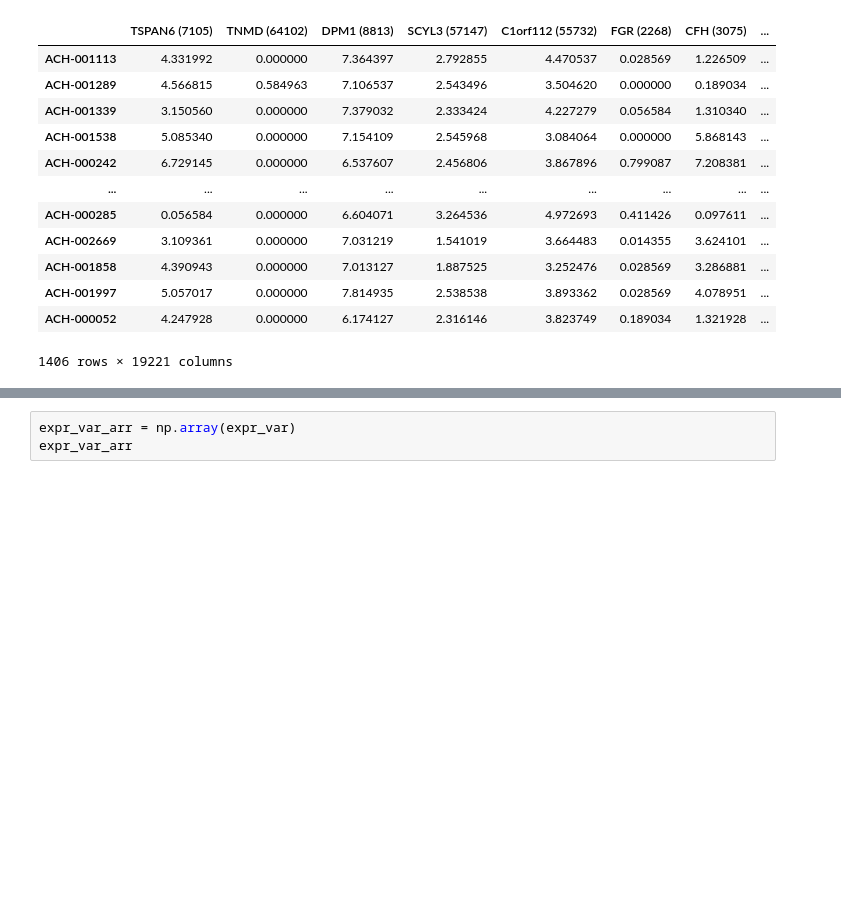
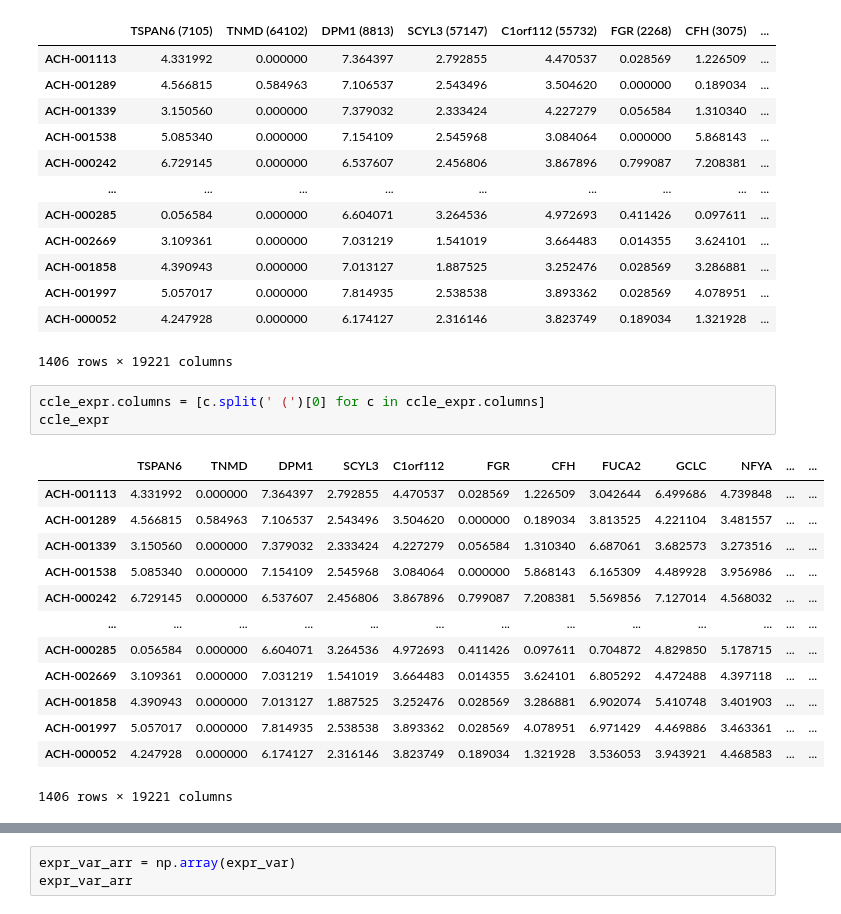
Before and after one commit to SCSE-Biomedical-Computing-Group/XGDP, a Jupyter notebook: CCLE_data.ipynb, the cells around one changed output, grey strips where cells are left out. Cells and saved outputs as stored; diff of their text form; blank space fills up the shorter version.

```diff
--- a/CCLE_data.ipynb
+++ b/CCLE_data.ipynb
@@ -23,6 +23,23 @@ ccle_expr
 | ACH-001997 | 5.057017 | 0.000000 | 7.814935 | 2.538538 | 3.893362 | 0.028569 | 4.078951 | ... |
 | ACH-000052 | 4.247928 | 0.000000 | 6.174127 | 2.316146 | 3.823749 | 0.189034 | 1.321928 | ... |
 1406 rows × 19221 columns
+# %%
+ccle_expr.columns = [c.split(' (')[0] for c in ccle_expr.columns]
+ccle_expr
+# %% [output]
+|  | TSPAN6 | TNMD | DPM1 | SCYL3 | C1orf112 | FGR | CFH | FUCA2 | GCLC | NFYA | ... | ... |
+| ACH-001113 | 4.331992 | 0.000000 | 7.364397 | 2.792855 | 4.470537 | 0.028569 | 1.226509 | 3.042644 | 6.499686 | 4.739848 | ... | ... |
+| ACH-001289 | 4.566815 | 0.584963 | 7.106537 | 2.543496 | 3.504620 | 0.000000 | 0.189034 | 3.813525 | 4.221104 | 3.481557 | ... | ... |
+| ACH-001339 | 3.150560 | 0.000000 | 7.379032 | 2.333424 | 4.227279 | 0.056584 | 1.310340 | 6.687061 | 3.682573 | 3.273516 | ... | ... |
+| ACH-001538 | 5.085340 | 0.000000 | 7.154109 | 2.545968 | 3.084064 | 0.000000 | 5.868143 | 6.165309 | 4.489928 | 3.956986 | ... | ... |
+| ACH-000242 | 6.729145 | 0.000000 | 6.537607 | 2.456806 | 3.867896 | 0.799087 | 7.208381 | 5.569856 | 7.127014 | 4.568032 | ... | ... |
+| ... | ... | ... | ... | ... | ... | ... | ... | ... | ... | ... | ... | ... |
+| ACH-000285 | 0.056584 | 0.000000 | 6.604071 | 3.264536 | 4.972693 | 0.411426 | 0.097611 | 0.704872 | 4.829850 | 5.178715 | ... | ... |
+| ACH-002669 | 3.109361 | 0.000000 | 7.031219 | 1.541019 | 3.664483 | 0.014355 | 3.624101 | 6.805292 | 4.472488 | 4.397118 | ... | ... |
+| ACH-001858 | 4.390943 | 0.000000 | 7.013127 | 1.887525 | 3.252476 | 0.028569 | 3.286881 | 6.902074 | 5.410748 | 3.401903 | ... | ... |
+| ACH-001997 | 5.057017 | 0.000000 | 7.814935 | 2.538538 | 3.893362 | 0.028569 | 4.078951 | 6.971429 | 4.469886 | 3.463361 | ... | ... |
+| ACH-000052 | 4.247928 | 0.000000 | 6.174127 | 2.316146 | 3.823749 | 0.189034 | 1.321928 | 3.536053 | 3.943921 | 4.468583 | ... | ... |
+1406 rows × 19221 columns
 # %%
 # remove genes that are expressed as 0 in over 90% samples
 ccle_expr = ccle_expr.loc[:, (ccle_expr==0).sum()<ccle_expr.shape[0]*0.1]
```
Also changed, not shown: parts of 11 cells of this notebook.
